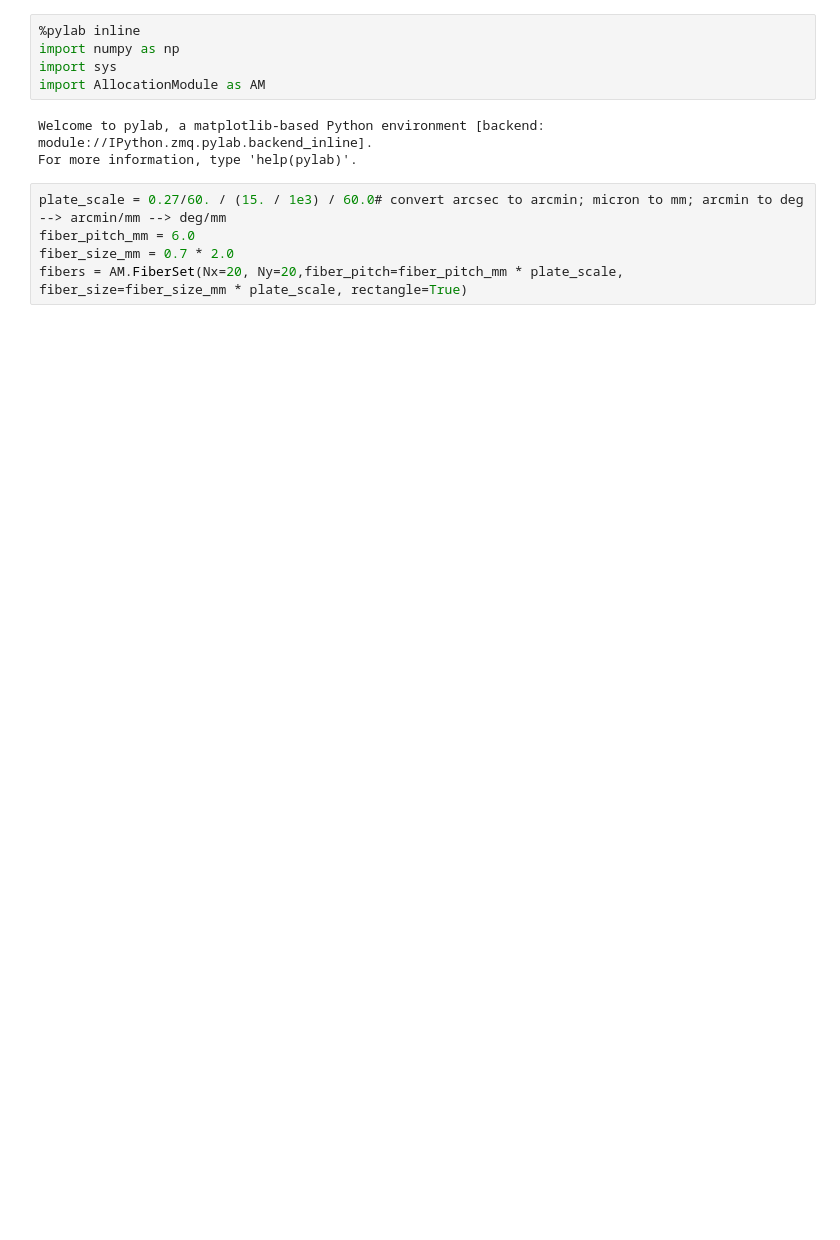
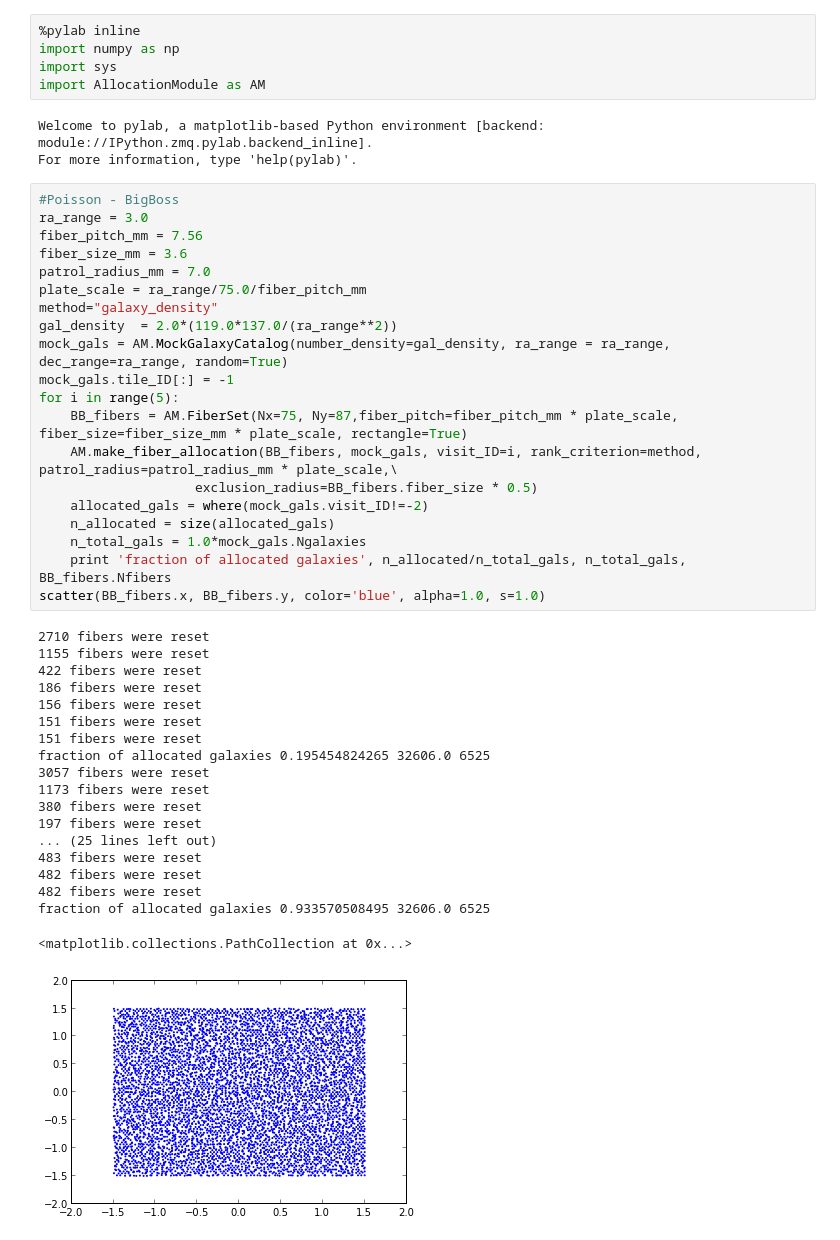
Before and after one commit to forero/FiberAllocation, a Jupyter notebook: source/PerformanceTest.ipynb, the cells around one changed output. Drawn from its saved outputs; the diff is of its cells as text; blank space fills up the shorter version.

```diff
--- a/source/PerformanceTest.ipynb
+++ b/source/PerformanceTest.ipynb
@@ -6,8 +6,43 @@ import AllocationModule as AM
 # %% [output]
 Welcome to pylab, a matplotlib-based Python environment [backend: module://IPython.zmq.pylab.backend_inline].
 For more information, type 'help(pylab)'.
-# %%
-plate_scale = 0.27/60. / (15. / 1e3) / 60.0# convert arcsec to arcmin; micron to mm; arcmin to deg --> arcmin/mm --> deg/mm
-fiber_pitch_mm = 6.0
-fiber_size_mm = 0.7 * 2.0
-fibers = AM.FiberSet(Nx=20, Ny=20,fiber_pitch=fiber_pitch_mm * plate_scale, fiber_size=fiber_size_mm * plate_scale, rectangle=True)
+# %%
+#Poisson - BigBoss
+ra_range = 3.0
+fiber_pitch_mm = 7.56
+fiber_size_mm = 3.6
+patrol_radius_mm = 7.0
+plate_scale = ra_range/75.0/fiber_pitch_mm
+method="galaxy_density"
+gal_density  = 2.0*(119.0*137.0/(ra_range**2))
+mock_gals = AM.MockGalaxyCatalog(number_density=gal_density, ra_range = ra_range, dec_range=ra_range, random=True)
+mock_gals.tile_ID[:] = -1
+for i in range(5):
+    BB_fibers = AM.FiberSet(Nx=75, Ny=87,fiber_pitch=fiber_pitch_mm * plate_scale, fiber_size=fiber_size_mm * plate_scale, rectangle=True)
+    AM.make_fiber_allocation(BB_fibers, mock_gals, visit_ID=i, rank_criterion=method, patrol_radius=patrol_radius_mm * plate_scale,\
+                    exclusion_radius=BB_fibers.fiber_size * 0.5)
+    allocated_gals = where(mock_gals.visit_ID!=-2)
+    n_allocated = size(allocated_gals)
+    n_total_gals = 1.0*mock_gals.Ngalaxies
+    print 'fraction of allocated galaxies', n_allocated/n_total_gals, n_total_gals, BB_fibers.Nfibers
+scatter(BB_fibers.x, BB_fibers.y, color='blue', alpha=1.0, s=1.0)
+# %% [output]
+2710 fibers were reset
+1155 fibers were reset
+422 fibers were reset
+186 fibers were reset
+156 fibers were reset
+151 fibers were reset
+151 fibers were reset
+fraction of allocated galaxies 0.195454824265 32606.0 6525
+3057 fibers were reset
+1173 fibers were reset
+380 fibers were reset
+197 fibers were reset
+... (25 lines left out)
+483 fibers were reset
+482 fibers were reset
+482 fibers were reset
+fraction of allocated galaxies 0.933570508495 32606.0 6525
+<matplotlib.collections.PathCollection at 0x...>
+[figure, added]
```
Also changed, not shown: parts of 8 cells of this notebook, 1 other file.
